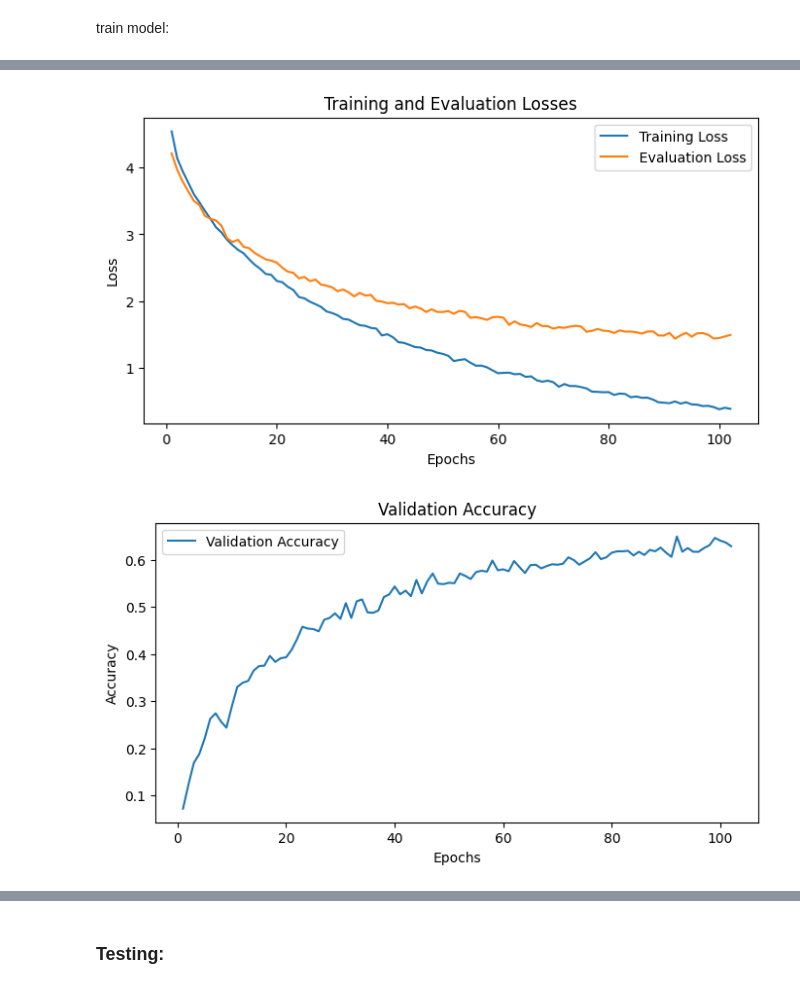
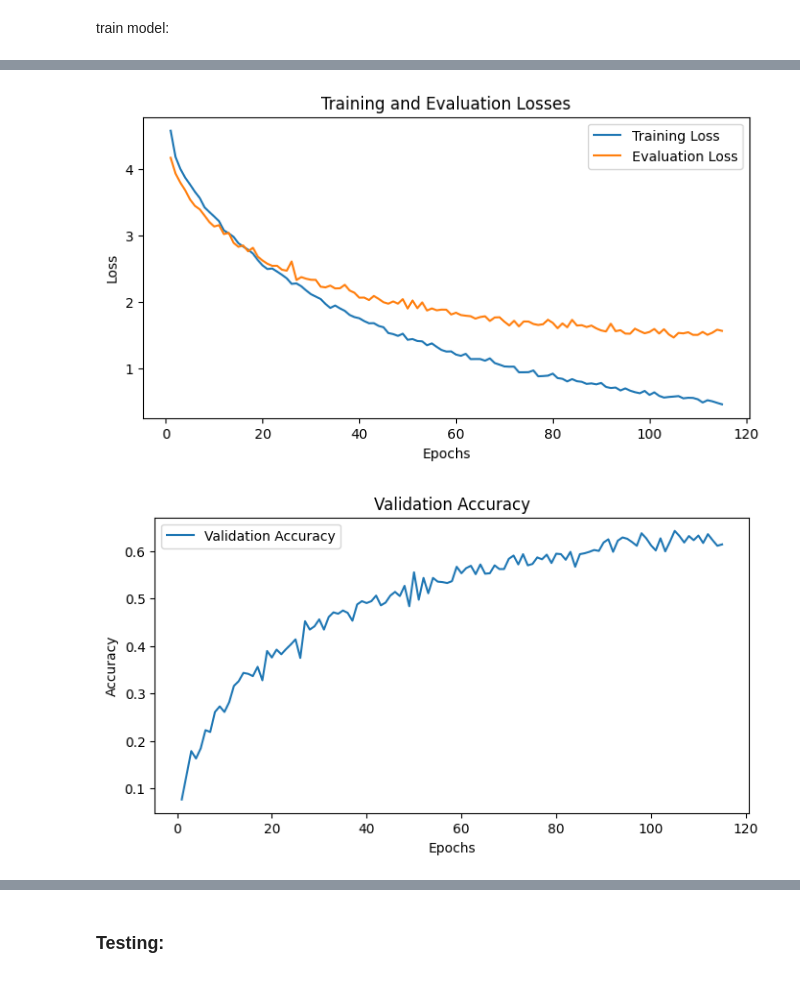
Before and after one commit to 1ucycrabtree/flowers-image-classification, a Jupyter notebook: flowers_classification_tool.ipynb, the cells around one changed output, grey strips where cells are left out. Cells and saved outputs as stored; diff of their text form; code cells hidden in the pictures.

```diff
--- a/flowers_classification_tool.ipynb
+++ b/flowers_classification_tool.ipynb
@@ -82,16 +87,19 @@ plt.show()
 define transforms and apply transformations to data splits:
 # %%
 train_transform = transforms.Compose([
-		transforms.CenterCrop((500,500)),
-		transforms.Resize(size=(224,224)),
-		transforms.ColorJitter(brightness=0.2,contrast=0.2,saturation=0.2,hue=0.1),
-		transforms.RandomRotation(90),
-		transforms.RandomHorizontalFlip(),
-		transforms.RandomVerticalFlip(),
-		transforms.RandomPerspective(distortion_scale=0.2, p=0.5),
-		transforms.ToTensor(),
-		transforms.Normalize(mean=mean, std=std),
+    transforms.CenterCrop((500, 500)),
+		transforms.Resize((224,224)),
+    transforms.ColorJitter(brightness=0.2, contrast=0.2, saturation=0.2, hue=0.1),
+    transforms.RandomRotation(90),
+    transforms.RandomHorizontalFlip(),
+    transforms.RandomVerticalFlip(),
+    transforms.RandomPerspective(distortion_scale=0.2, p=0.5),
+    transforms.GaussianBlur(kernel_size=3),
+    transforms.ToTensor(),
+    transforms.RandomErasing(p=0.5, scale=(0.02, 0.1), ratio=(0.3, 3.3)),
+    transforms.Normalize(mean=mean, std=std),
 ])
+
 
 transform = transforms.Compose([
 		transforms.Resize((224,224)),
@@ -310,9 +318,8 @@ train model:
 # %%
 model = FlowerClassifier().to(device)
 criterion = nn.CrossEntropyLoss()
-# maybe add weightdecay?
-optimizer = optim.Adam(model.parameters(), lr=0.0001, )
-
+optimizer = optim.Adam(model.parameters(), lr=0.0001, weight_decay=1e-5)
+# include scheduler? scheduler = StepLR(optimizer, step_size=30, gamma=0.1)
 
 train(model, training_loader, evaluation_loader, criterion, optimizer, epochs=200)
 # %% [output]
@@ -336,5 +343,5 @@ Training finished. Time taken: 34.88 minutes
-[figure, old version]
+[figure, new version]
-[figure, old version]
+[figure, new version]
 # %%
 torch.save(model.state_dict(), 'flowers-102.pth')
 # %%
```
Also changed, not shown: parts of 7 cells of this notebook.
